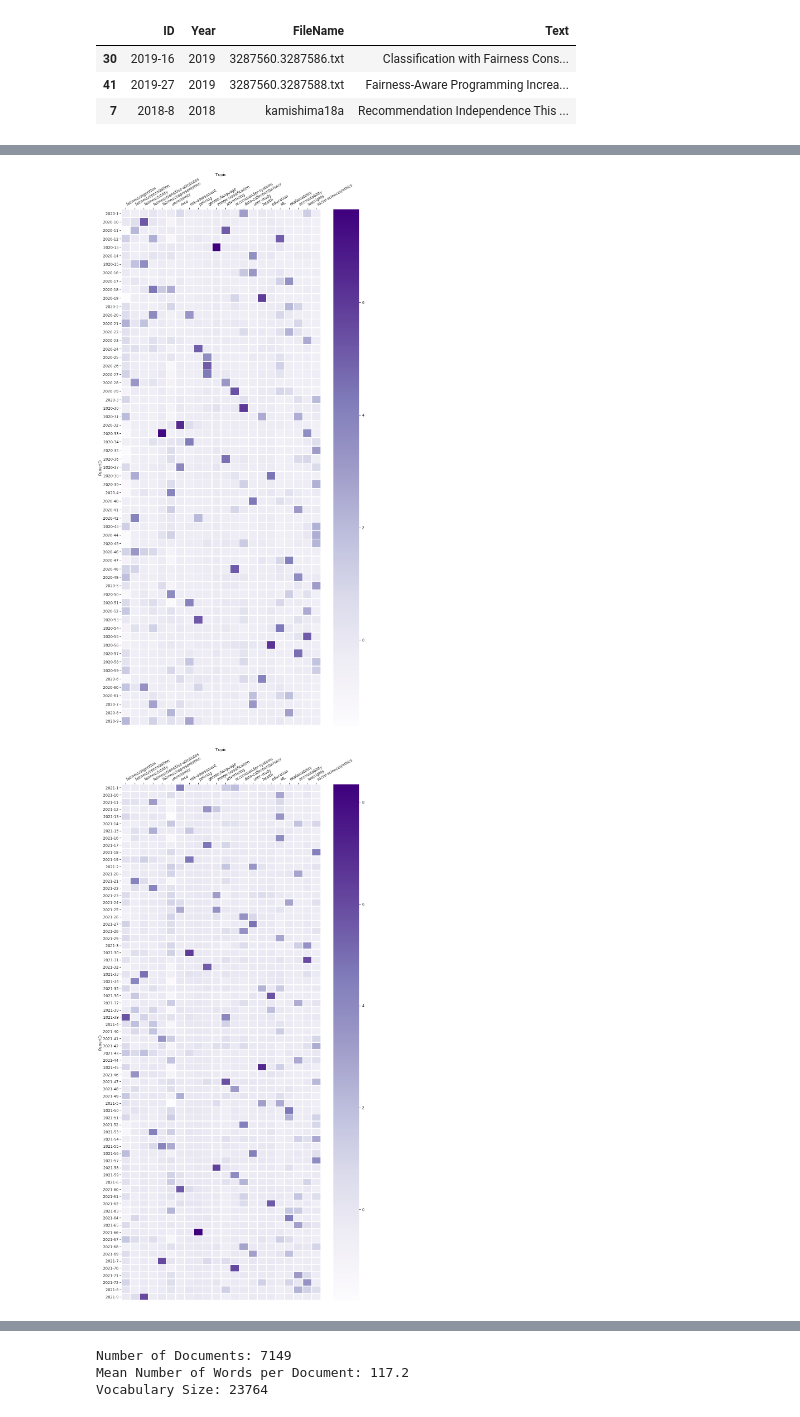
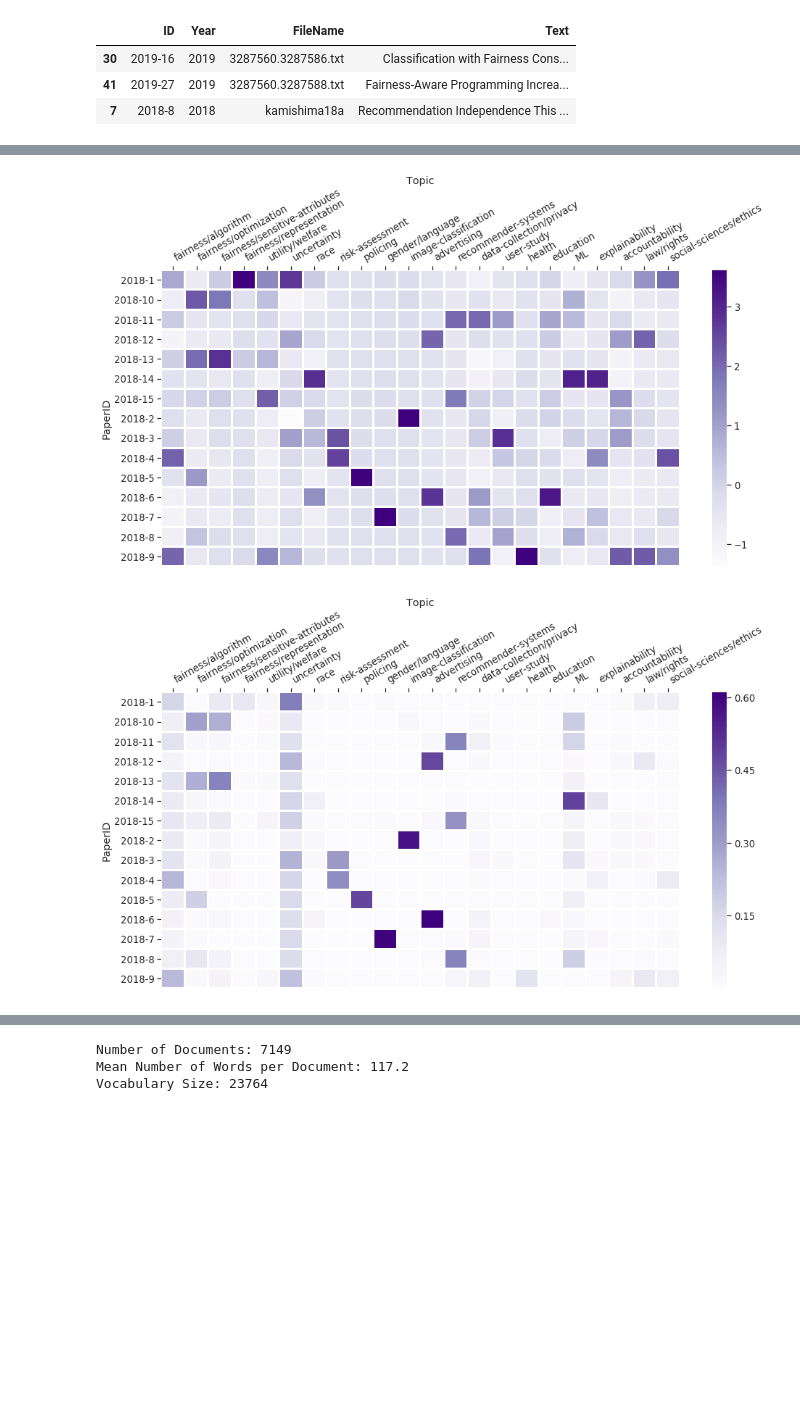
Before and after one commit to JainSameer06/FAccT-MF, a Jupyter notebook: src/lda-mallet/explore_topics.ipynb, the cells around one changed output, grey strips where cells are left out. Saved outputs shown, nothing was run; the diff lists cells and outputs as text; code cells hidden in the pictures; blank space fills up the shorter version.

```diff
--- a/src/lda-mallet/explore_topics.ipynb
+++ b/src/lda-mallet/explore_topics.ipynb
@@ -1482,15 +1610,15 @@ def plot_papers_by_topics_heatmap(labels,
                                   topic_keys,
                                   output_path=None,
                                   target_labels=None,
-                                  dim=None):
+                                  dim=None,
+                                  norm=True,
+                                  remove_uncertainty=False):
 
     # Combine the labels and distributions into a list of dictionaries.
     dicts_to_plot = []
     for _label, _distribution in zip(labels, topic_distributions):
         year = _label[0:4]
         for _topic_index, _probability in enumerate(_distribution):
-            # filter out topics
-            # if _topic_index in []:
             # filter label by year
             if year == year_string:
                 dicts_to_plot.append({'Probability': float(_probability),
@@ -1503,19 +1631,24 @@ def plot_papers_by_topics_heatmap(labels,
     df_wide = df_to_plot.pivot_table(index='PaperID',
                                      columns='Topic',
                                      values='Probability')
-    df_norm_col=(df_wide-df_wide.mean())/df_wide.std()
+    to_plot = df_wide
+    if norm:
+        to_plot = (df_wide-df_wide.mean())/df_wide.std()
 
-    df_norm_ordered = df_norm_col.reindex(columns=topics_order)
+    if remove_uncertainty:
+        df_ordered = to_plot.reindex(columns=topics_ordered_without_uncertainty)
+    else:
+        df_ordered = to_plot.reindex(columns=topics_order)
 
     # remove topics that overpower the others
     # print(df_norm_ordered)
-    df_norm_ordered.to_csv(output_path + ".csv")
+    df_ordered.to_csv(output_path + ".csv")
 
     # Show the final plot.
     if dim:
         plt.figure(figsize=dim)
     sns.set(style='ticks', font_scale=1.2)
-    ax = sns.heatmap(df_norm_ordered, cmap='Purples', linewidths=2)
+    ax = sns.heatmap(df_ordered, cmap='Purples', linewidths=2)
     ax.xaxis.tick_top()
     ax.xaxis.set_label_position('top')
     plt.xticks(rotation=30, ha='left')
@@ -1546,18 +1661,35 @@ plot_papers_by_topics_heatmap(training_paper_ids,
-# %%
-plot_papers_by_topics_heatmap(training_paper_ids,
-                              "2020",
-                              topic_distributions,
-                              topic_keys_edited,
-                              output_directory_path + '/papers_by_topics_2020',
-                              dim=(14,28))
-# %% [output]
-[figure, removed]
-# %%
-plot_papers_by_topics_heatmap(training_paper_ids,
-                              "2021",
-                              topic_distributions,
-                              topic_keys_edited,
-                              output_directory_path + '/papers_by_topics_2021',
-                              dim=(14,28))
-# %% [output]
-[figure, removed]
+# %%
+plot_papers_by_topics_heatmap(training_paper_ids,
+                              "2018",
+                              topic_distributions,
+                              topic_keys_edited,
+                              output_directory_path + '/papers_by_topics_2018_norm',
+                              dim=(14,8))
+
+plot_papers_by_topics_heatmap(training_paper_ids,
+                              "2018",
+                              topic_distributions,
+                              topic_keys_edited,
+                              output_directory_path + '/papers_by_topics_2018_unnorm',
+                              dim=(14,8),
+                              norm=False)
+
+plot_papers_by_topics_heatmap(training_paper_ids,
+                              "2018",
+                              topic_distributions,
+                              topic_keys_edited,
+                              output_directory_path + '/papers_by_topics_2018_norm_remove_uncertainty',
+                              dim=(14,8),
+                              remove_uncertainty=True)
+
+plot_papers_by_topics_heatmap(training_paper_ids,
+                              "2018",
+                              topic_distributions,
+                              topic_keys_edited,
+                              output_directory_path + '/papers_by_topics_2018_unnorm_remove_uncertainty',
+                              dim=(14,8),
+                              norm=False,
+                              remove_uncertainty=True)
+# %% [output]
+[figure, added]
+[figure, added]
```
Also changed, not shown: parts of 12 cells of this notebook, 51 other files.
